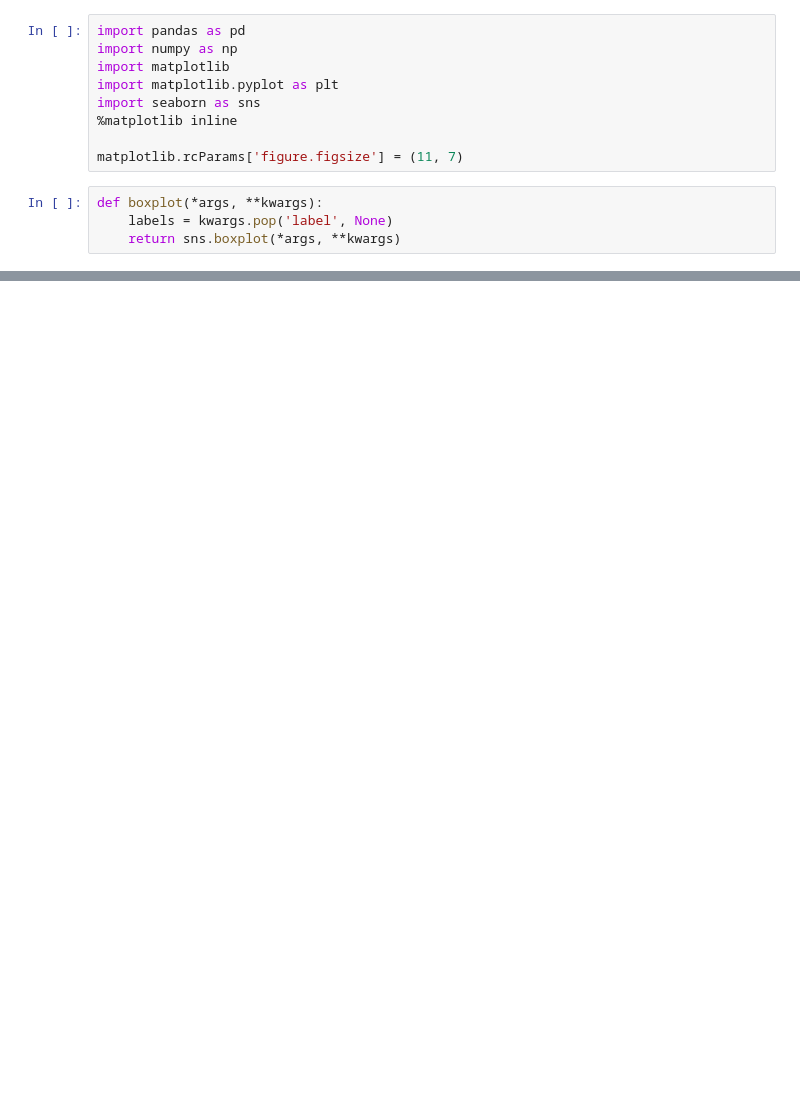
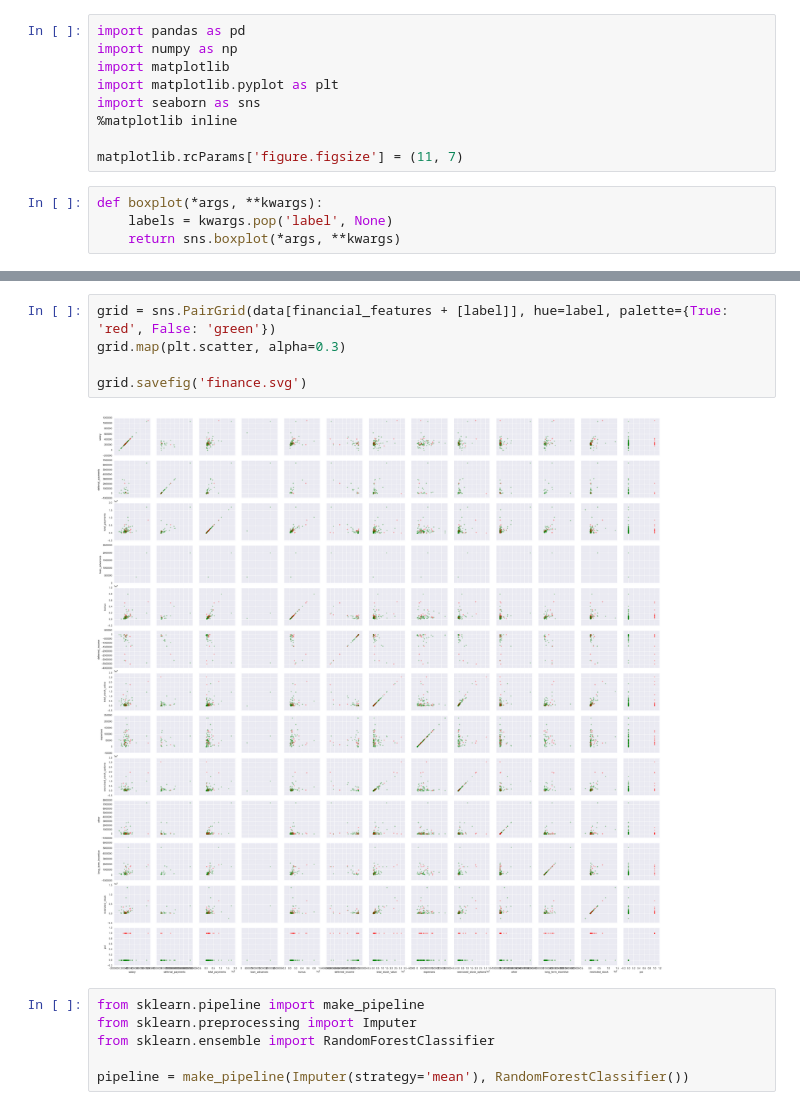
Before and after one commit to tindandelion/enron-classifier, a Jupyter notebook: enron_classifier.ipynb, the cells around one changed output, grey strips where cells are left out. Cells and saved outputs as stored; diff of their text form; blank space fills up the shorter version.

Commit message:
Building the pipeline

```diff
--- a/enron_classifier.ipynb
+++ b/enron_classifier.ipynb
@@ -82,0 +65,13 @@ array([[25,  0],
+# %%
+grid = sns.PairGrid(data[financial_features + [label]], hue=label, palette={True: 'red', False: 'green'})
+grid.map(plt.scatter, alpha=0.3)
+
+grid.savefig('finance.svg')
+# %% [output]
+[figure, added]
+# %%
+from sklearn.pipeline import make_pipeline
+from sklearn.preprocessing import Imputer
+from sklearn.ensemble import RandomForestClassifier
+
+pipeline = make_pipeline(Imputer(strategy='mean'), RandomForestClassifier())
```
Also changed, not shown: parts of 11 cells of this notebook.
